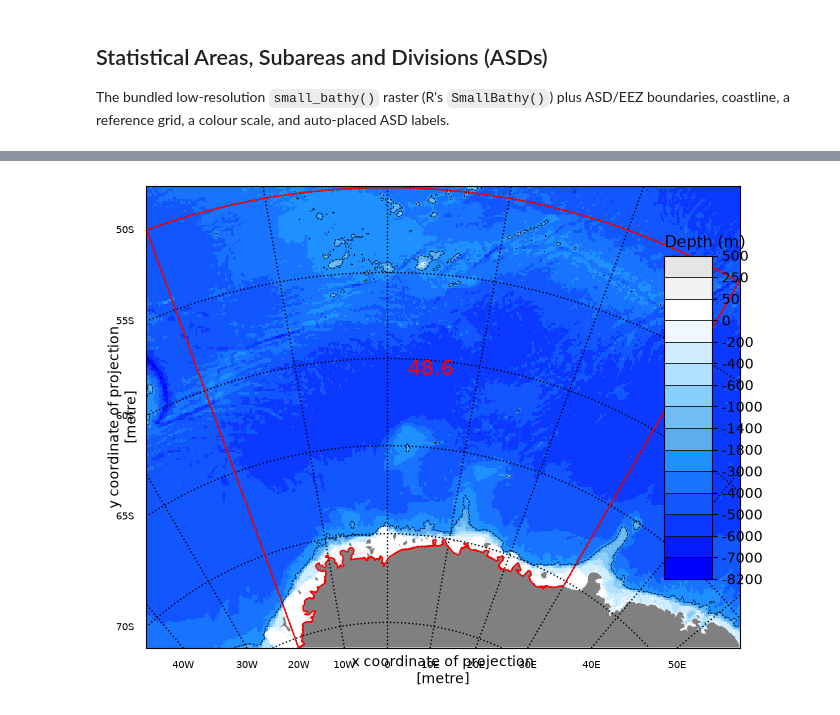
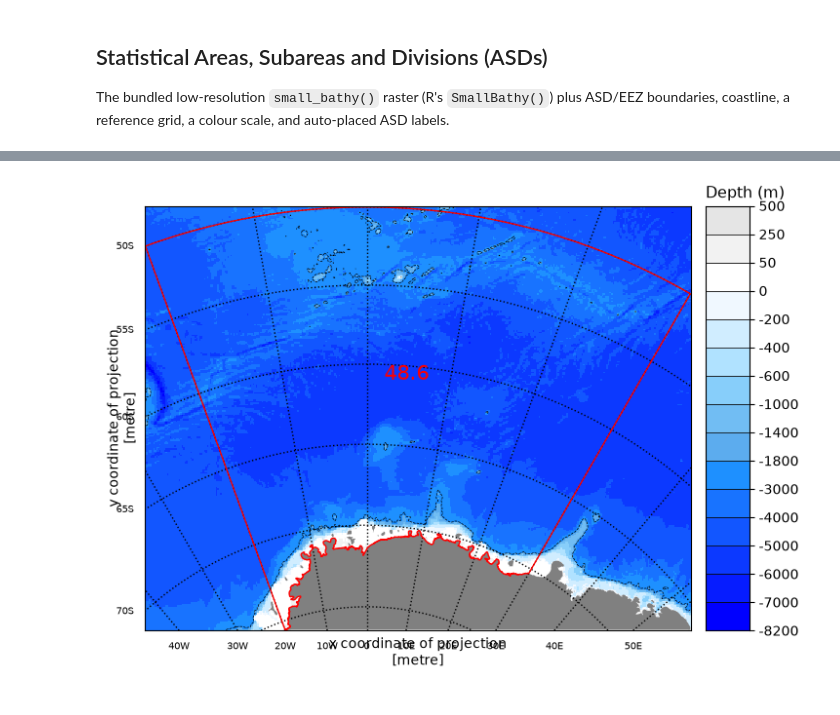
Before and after one commit to Zephyr-Sylvester/ccamlrgis-py, a Jupyter notebook: notebooks/01_basemaps.ipynb, the cells around one changed output, grey strips where cells are left out. Drawn from its saved outputs; the diff is of its cells as text; code cells hidden in the pictures.

```diff
--- a/notebooks/01_basemaps.ipynb
+++ b/notebooks/01_basemaps.ipynb
@@ -52,7 +52,7 @@ coast = cg.load_coastline()
 fig, ax = cgplot.basemap(figsize=(9, 7.5))
 bathy_small.plot(ax=ax, cmap=depth_cmap, norm=depth_norm, add_colorbar=False)
 cgplot.add_reference_grid(ax=ax, res_lat=10, res_lon=20, lab_lon=0, fontsize=7.5)
-cgplot.add_colour_scale(ax=ax, cuts=cg.DEPTH_CUTS, cols=cg.DEPTH_COLS, width="6%", height="55%")
+cgplot.add_colour_scale(ax=ax, cuts=cg.DEPTH_CUTS, cols=cg.DEPTH_COLS, size="6%")
 asds.boundary.plot(ax=ax, edgecolor="red", linewidth=0.75)
 eezs.boundary.plot(ax=ax, edgecolor="red", linewidth=0.75)
 coast.plot(ax=ax, color="grey", linewidth=0.01)
@@ -72,20 +72,20 @@ shelves / Ice tongues / Ice rumples).
 # %%
 s486 = asds[asds["GAR_Short_Label"] == "486"]
 bathy_486 = bathy_small.rio.clip_box(*s486.total_bounds)
-coast = datasets.load_example("Coast")
-coast_486 = coast[coast["ID"] == "48.6"]
+coast_bundled = datasets.load_example("Coast")
+coast_486 = coast_bundled[coast_bundled["ID"] == "48.6"]
 labels = datasets.load_example("Labels")
 
 fig, ax = cgplot.basemap(figsize=(8, 6))
 bathy_486.plot(ax=ax, cmap=depth_cmap, norm=depth_norm, add_colorbar=False)
-cgplot.add_colour_scale(ax=ax, cuts=cg.DEPTH_CUTS, cols=cg.DEPTH_COLS, width="8%", height="70%")
+cgplot.add_colour_scale(ax=ax, cuts=cg.DEPTH_CUTS, cols=cg.DEPTH_COLS, size="8%")
 coast_486.plot(ax=ax, color="grey", linewidth=0.01)
 cgplot.add_reference_grid(ax=ax, res_lat=5, res_lon=10, fontsize=7.5)
 s486.boundary.plot(ax=ax, edgecolor="red", linewidth=1)
 bathy_486.plot.contour(ax=ax, levels=[-2000], colors="black", linewidths=0.5)
 lab486 = labels[labels["t"] == "48.6"]
 ax.text(lab486["x"].iloc[0], lab486["y"].iloc[0], "48.6", color="red", fontsize=15, ha="center", va="center")
 ax.set_title("")
 plt.show()
 # %% [output]
-[figure, old version]
+[figure, new version]
```
Also changed, not shown: parts of 2 cells of this notebook, 21 other files.
